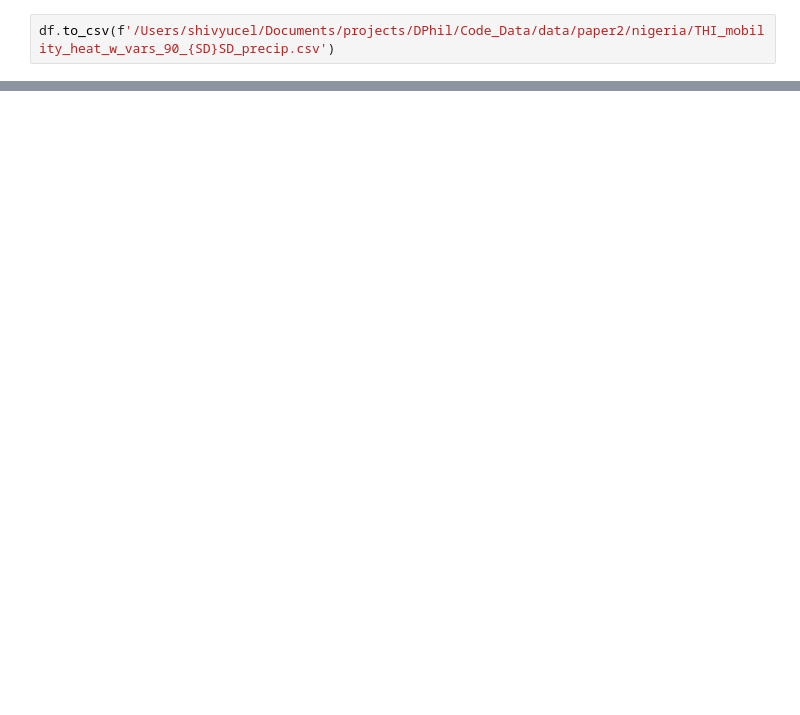
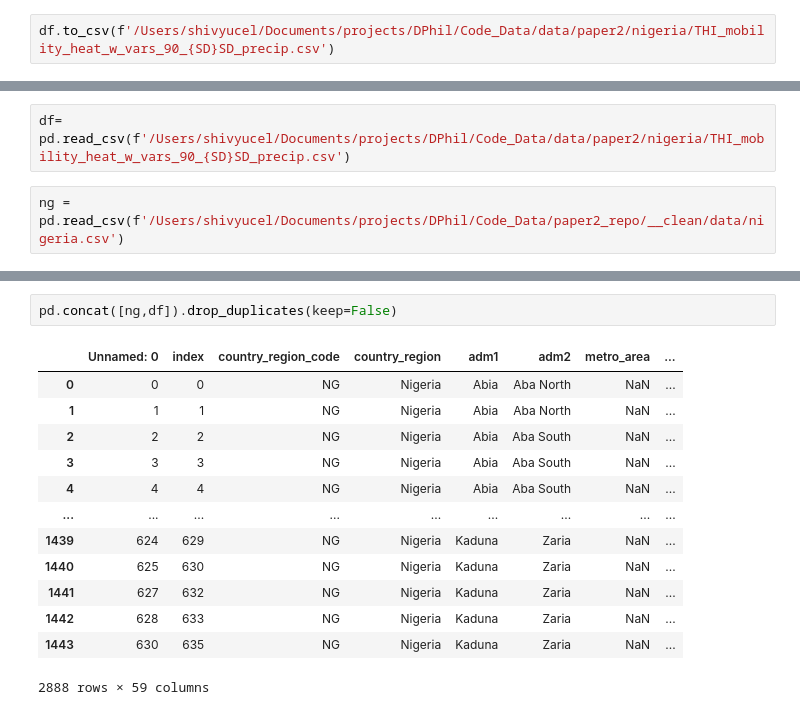
Before and after one commit to shivyucel/everyday_adaptation_paper, a Jupyter notebook: 0.5_feature_eng/0.2_clim_temp/nigeria.ipynb, the cells around one changed output, grey strips where cells are left out. Drawn from its saved outputs; the diff is of its cells as text; blank space fills up the shorter version.

```diff
--- a/0.5_feature_eng/0.2_clim_temp/nigeria.ipynb
+++ b/0.5_feature_eng/0.2_clim_temp/nigeria.ipynb
@@ -306,0 +340,4 @@ df = pd.read_csv(f'/Users/shivyucel/Documents/projects/DPhil/Code_Data/data/pape
+# %%
+df= pd.read_csv(f'/Users/shivyucel/Documents/projects/DPhil/Code_Data/data/paper2/nigeria/THI_mobility_heat_w_vars_90_{SD}SD_precip.csv')
+# %%
+ng = pd.read_csv(f'/Users/shivyucel/Documents/projects/DPhil/Code_Data/paper2_repo/__clean/data/nigeria.csv')
@@ -306,0 +360,16 @@ df = pd.read_csv(f'/Users/shivyucel/Documents/projects/DPhil/Code_Data/data/pape
+# %%
+pd.concat([ng,df]).drop_duplicates(keep=False)
+# %% [output]
+|  | Unnamed: 0 | index | country_region_code | country_region | adm1 | adm2 | metro_area | ... |
+| 0 | 0 | 0 | NG | Nigeria | Abia | Aba North | NaN | ... |
+| 1 | 1 | 1 | NG | Nigeria | Abia | Aba North | NaN | ... |
+| 2 | 2 | 2 | NG | Nigeria | Abia | Aba South | NaN | ... |
+| 3 | 3 | 3 | NG | Nigeria | Abia | Aba South | NaN | ... |
+| 4 | 4 | 4 | NG | Nigeria | Abia | Aba South | NaN | ... |
+| ... | ... | ... | ... | ... | ... | ... | ... | ... |
+| 1439 | 624 | 629 | NG | Nigeria | Kaduna | Zaria | NaN | ... |
+| 1440 | 625 | 630 | NG | Nigeria | Kaduna | Zaria | NaN | ... |
+| 1441 | 627 | 632 | NG | Nigeria | Kaduna | Zaria | NaN | ... |
+| 1442 | 628 | 633 | NG | Nigeria | Kaduna | Zaria | NaN | ... |
+| 1443 | 630 | 635 | NG | Nigeria | Kaduna | Zaria | NaN | ... |
+2888 rows × 59 columns
```
Also changed, not shown: parts of 20 cells of this notebook, 6 other files.
